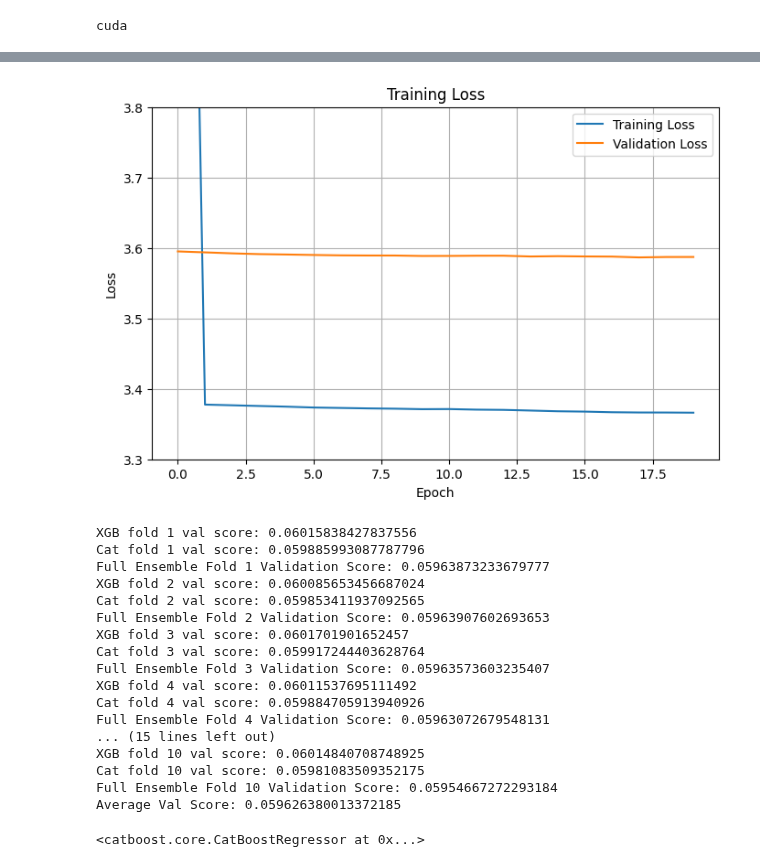
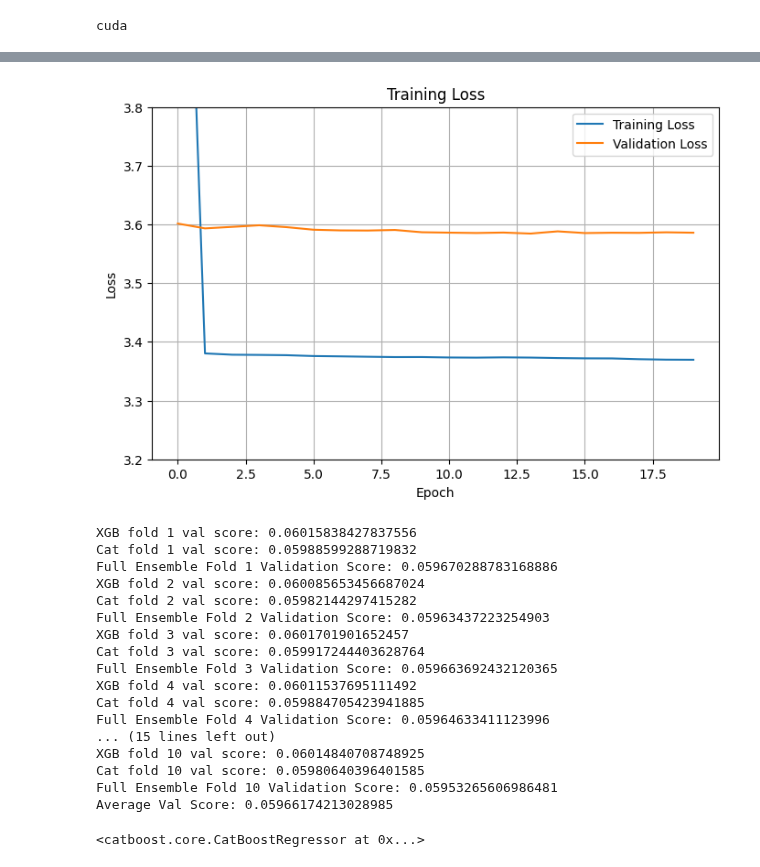
Before and after one commit to Richardhhhg/Kaggle, a Jupyter notebook: calories-ensemble-private.ipynb, the cells around one changed output, grey strips where cells are left out. Saved outputs shown, nothing was run; the diff lists cells and outputs as text; code cells hidden in the pictures.

Commit message:
Kaggle Notebook | Calories | Ensemble - Private | Version 56

```diff
--- a/calories-ensemble-private.ipynb
+++ b/calories-ensemble-private.ipynb
@@ -234,9 +234,9 @@ class Meta_NN(nn.Module):
     def __init__(self):
         super().__init__()
         self.layers = nn.Sequential(
-            nn.Linear(input_size, 32),
+            nn.Linear(input_size, 16),
             nn.ReLU(),
-            nn.Linear(32, 1)
+            nn.Linear(16, 1)
         )
     def forward(self, X):
         return self.layers(X)
@@ -265,7 +265,7 @@ cuda
 val_preds_tensor = torch.tensor(val_preds, dtype=torch.float32).to(device)
 meta_model = Meta_NN().to(device)
 
-learning_rate = 5e-4
+learning_rate = 1e-3
 EPOCHS = 20
 BATCH_SIZE = 64
 
@@ -332,16 +332,16 @@ Validation Loss: 3.5871846675872803
 # %%
 plt.figure(figsize=(8, 5))
 plt.plot(all_train_loss, label='Training Loss')
 plt.plot(all_val_loss, label='Validation Loss')
-plt.ylim(3.30, 3.80)
+plt.ylim(3.20, 3.80)
 plt.xlabel('Epoch')
 plt.ylabel('Loss')
 plt.title('Training Loss')
 plt.legend()
 plt.grid(True)
 plt.show()
 # %% [output]
-[figure, old version]
+[figure, new version]
 # %%
 # cross validation
 meta_model.eval()
@@ -396,22 +396,22 @@ avg_score = np.mean(scores)
 print(f"Average Val Score: {avg_score}")
 # %% [output]
 XGB fold 1 val score: 0.06015838427837556
-Cat fold 1 val score: 0.059885993087787796
-Full Ensemble Fold 1 Validation Score: 0.05963873233679777
+Cat fold 1 val score: 0.05988599288719832
+Full Ensemble Fold 1 Validation Score: 0.059670288783168886
 XGB fold 2 val score: 0.060085653456687024
-Cat fold 2 val score: 0.059853411937092565
-Full Ensemble Fold 2 Validation Score: 0.05963907602693653
+Cat fold 2 val score: 0.05982144297415282
+Full Ensemble Fold 2 Validation Score: 0.05963437223254903
 XGB fold 3 val score: 0.0601701901652457
 Cat fold 3 val score: 0.059917244403628764
-Full Ensemble Fold 3 Validation Score: 0.05963573603235407
+Full Ensemble Fold 3 Validation Score: 0.059663692432120365
 XGB fold 4 val score: 0.06011537695111492
-Cat fold 4 val score: 0.059884705913940926
-Full Ensemble Fold 4 Validation Score: 0.05963072679548131
+Cat fold 4 val score: 0.059884705423941885
+Full Ensemble Fold 4 Validation Score: 0.05964633411123996
 ... (15 lines left out)
 XGB fold 10 val score: 0.06014840708748925
-Cat fold 10 val score: 0.05981083509352175
-Full Ensemble Fold 10 Validation Score: 0.05954667272293184
-Average Val Score: 0.059626380013372185
+Cat fold 10 val score: 0.05980640396401585
+Full Ensemble Fold 10 Validation Score: 0.05953265606986481
+Average Val Score: 0.05966174213028985
 # %%
 # training models
 xgb_model = XGBRegressor(**xgb_params)
```
Also changed, not shown: parts of 3 cells of this notebook.
